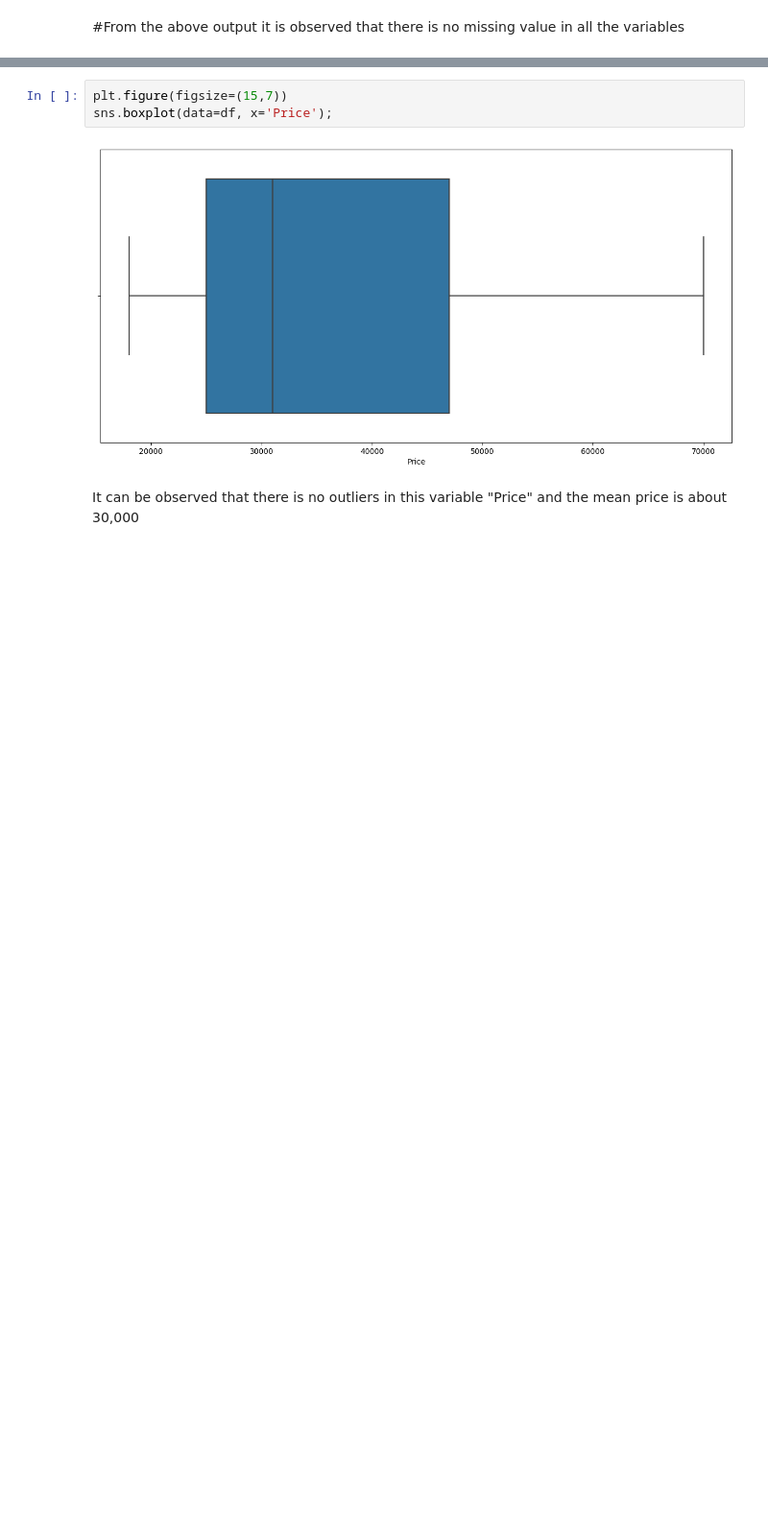
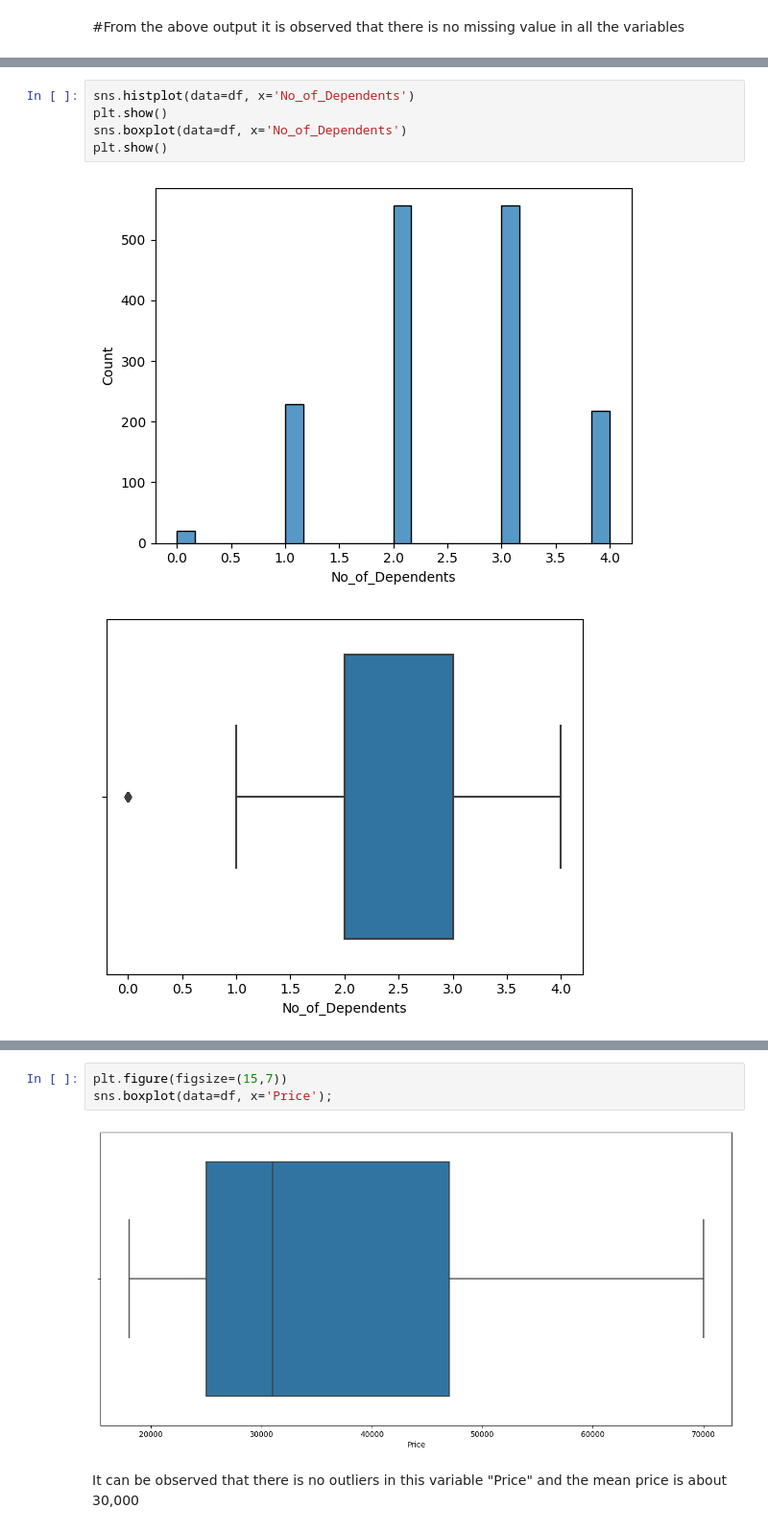
Before and after one commit to Ebipademp/nbte_directory, a Jupyter notebook: Python_makeupProject.ipynb, the cells around one changed output, grey strips where cells are left out. Shown at 96% size. Drawn from its saved outputs; the diff is of its cells as text; blank space fills up the shorter version.

```diff
--- a/Python_makeupProject.ipynb
+++ b/Python_makeupProject.ipynb
@@ -101,0 +180,8 @@ sns.histplot(data=df, x='Price');
+# %%
+sns.histplot(data=df, x='No_of_Dependents')
+plt.show()
+sns.boxplot(data=df, x='No_of_Dependents')
+plt.show()
+# %% [output]
+[figure, added]
+[figure, added]
```
Also changed, not shown: parts of 55 cells of this notebook.
